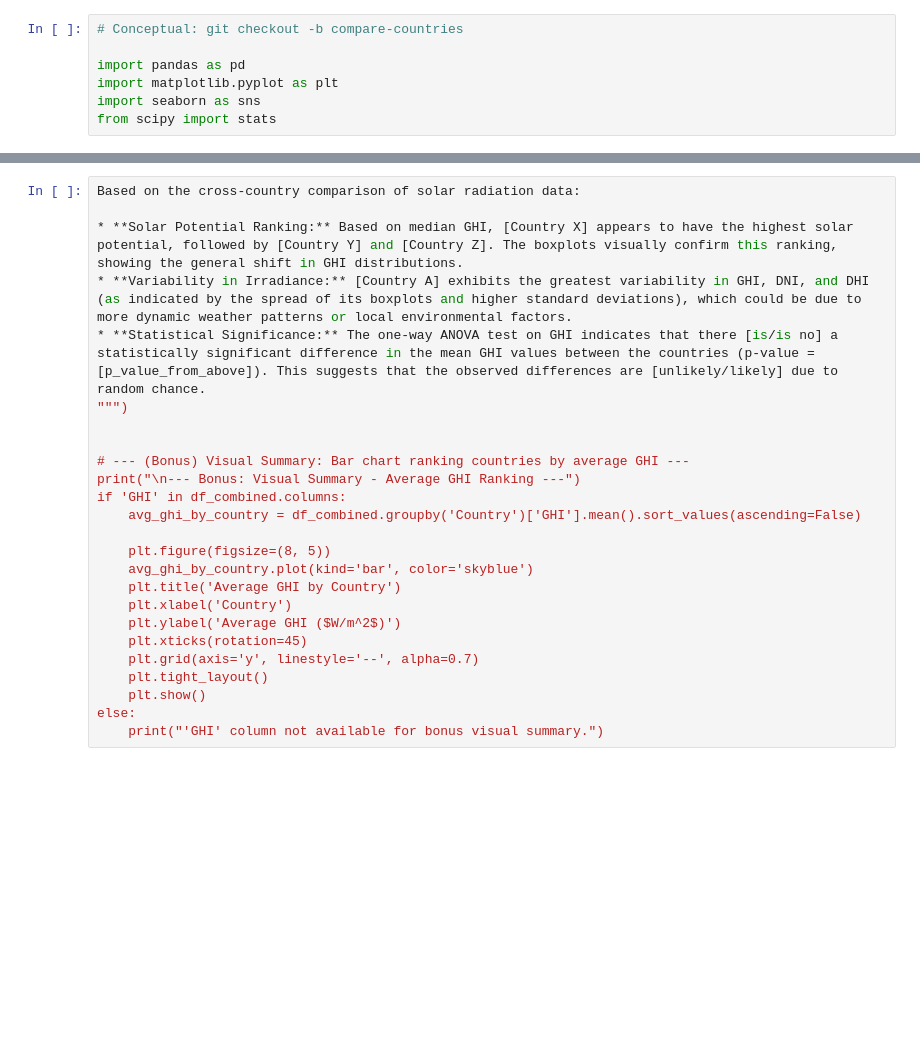
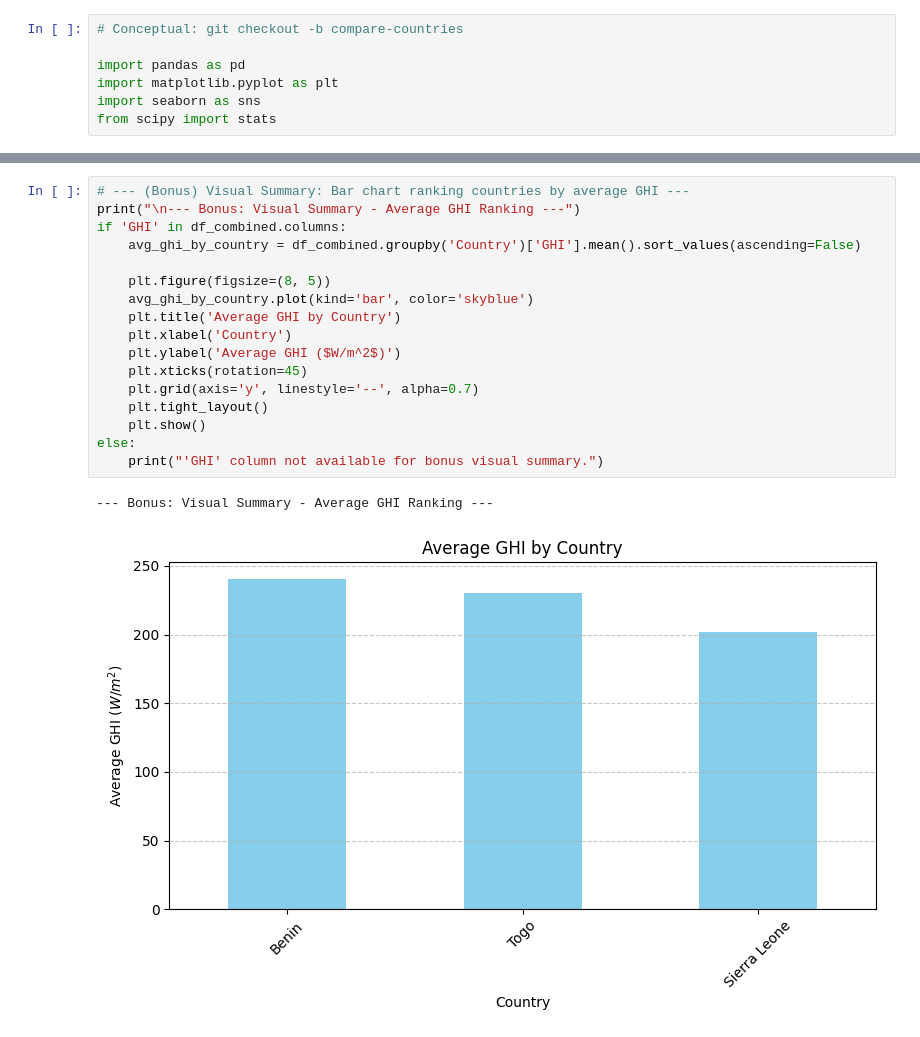
Before and after one commit to Jerusalem-Fetene/Solar-Radiation, a Jupyter notebook: notebooks/compare_countries.ipynb, the cells around one changed output, grey strips where cells are left out. Cells and saved outputs as stored; diff of their text form; blank space fills up the shorter version.

```diff
--- a/notebooks/compare_countries.ipynb
+++ b/notebooks/compare_countries.ipynb
@@ -78,25 +130,20 @@ print("""
 # %%
-Based on the cross-country comparison of solar radiation data:
-
-* **Solar Potential Ranking:** Based on median GHI, [Country X] appears to have the highest solar potential, followed by [Country Y] and [Country Z]. The boxplots visually confirm this ranking, showing the general shift in GHI distributions.
-* **Variability in Irradiance:** [Country A] exhibits the greatest variability in GHI, DNI, and DHI (as indicated by the spread of its boxplots and higher standard deviations), which could be due to more dynamic weather patterns or local environmental factors.
-* **Statistical Significance:** The one-way ANOVA test on GHI indicates that there [is/is no] a statistically significant difference in the mean GHI values between the countries (p-value = [p_value_from_above]). This suggests that the observed differences are [unlikely/likely] due to random chance.
-""")
-
-
 # --- (Bonus) Visual Summary: Bar chart ranking countries by average GHI ---
 print("\n--- Bonus: Visual Summary - Average GHI Ranking ---")
 if 'GHI' in df_combined.columns:
     avg_ghi_by_country = df_combined.groupby('Country')['GHI'].mean().sort_values(ascending=False)
 
     plt.figure(figsize=(8, 5))
     avg_ghi_by_country.plot(kind='bar', color='skyblue')
     plt.title('Average GHI by Country')
     plt.xlabel('Country')
     plt.ylabel('Average GHI ($W/m^2$)')
     plt.xticks(rotation=45)
     plt.grid(axis='y', linestyle='--', alpha=0.7)
     plt.tight_layout()
     plt.show()
 else:
     print("'GHI' column not available for bonus visual summary.")
+# %% [output]
+--- Bonus: Visual Summary - Average GHI Ranking ---
+[figure, added]
```
Also changed, not shown: parts of 6 cells of this notebook, 6 other files.
